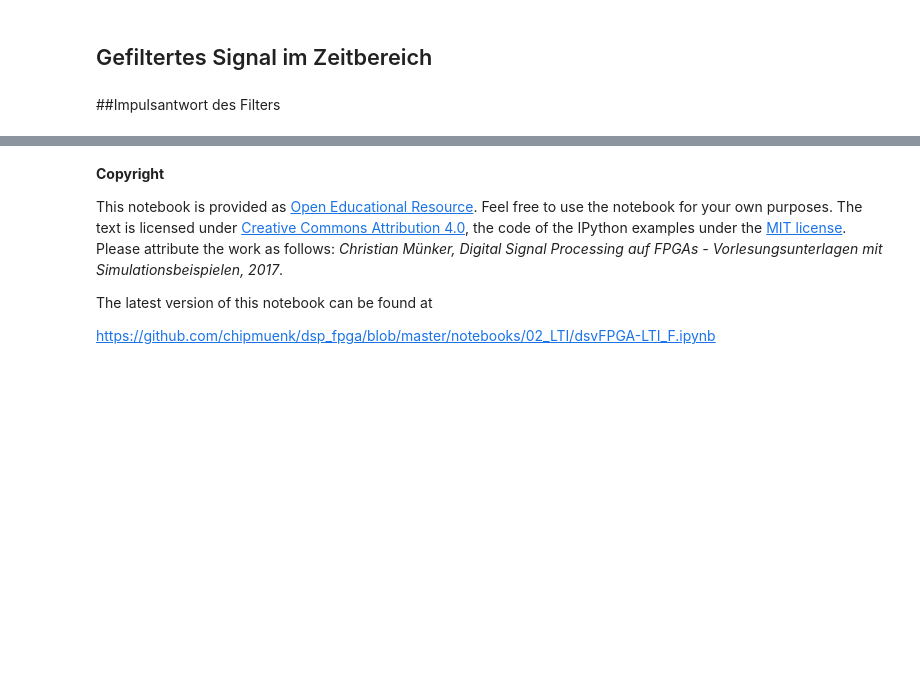
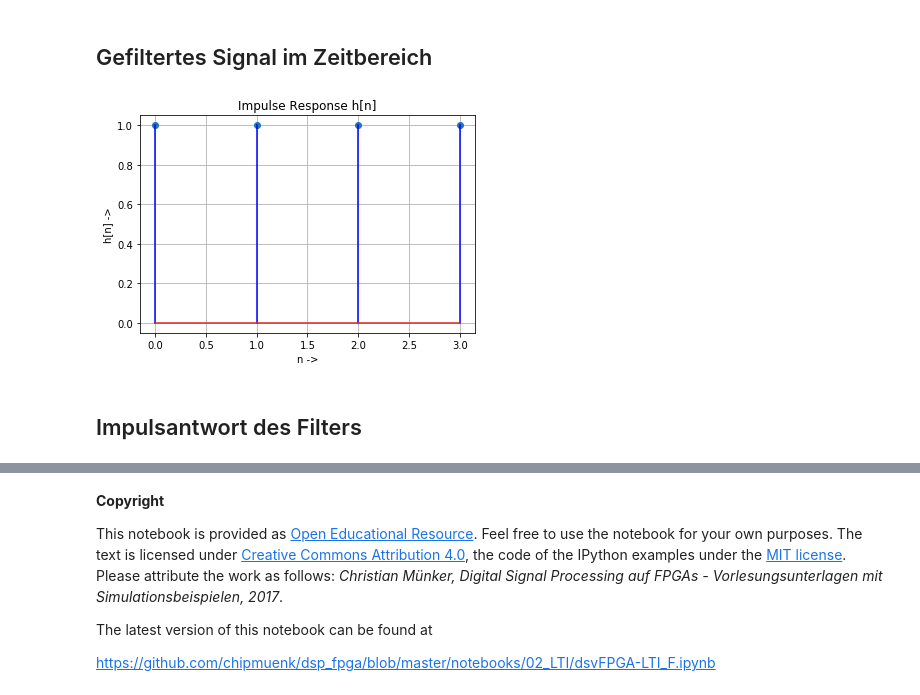
Before and after one commit to chipmuenk/dsp, a Jupyter notebook: notebooks/02_LTF/dsvFPGA-LTI_F.ipynb, the cells around one changed output, grey strips where cells are left out. Cells and saved outputs as stored; diff of their text form; code cells hidden in the pictures; blank space fills up the shorter version.

```diff
--- a/notebooks/02_LTF/dsvFPGA-LTI_F.ipynb
+++ b/notebooks/02_LTF/dsvFPGA-LTI_F.ipynb
@@ -68,11 +90,13 @@ for i in range(8): print('{0:5.2f}'.format(xn[i]),
 # %% [markdown]
 ## Gefiltertes Signal im Zeitbereich
 # %%
-plt.figure(); grid(True)
+figure(); grid(True)
 h = b # Impulse response = coefficients for FIR filters
-plt.stem(range(len(h)), h, 'b-') # plot h[n]
-plt.xlabel('n ->'); plt.ylabel('h[n] ->');
-plt.title('Impulse Response h[n]');
+stem(range(len(h)), h, 'b-') # plot h[n]
+xlabel('n ->'); ylabel('h[n] ->');
+title('Impulse Response h[n]');
+# %% [output]
+[figure, added]
 # %% [markdown]
-##Impulsantwort des Filters
+## Impulsantwort des Filters
 # %%
```
Also changed, not shown: parts of 9 cells of this notebook, 5 other files.
